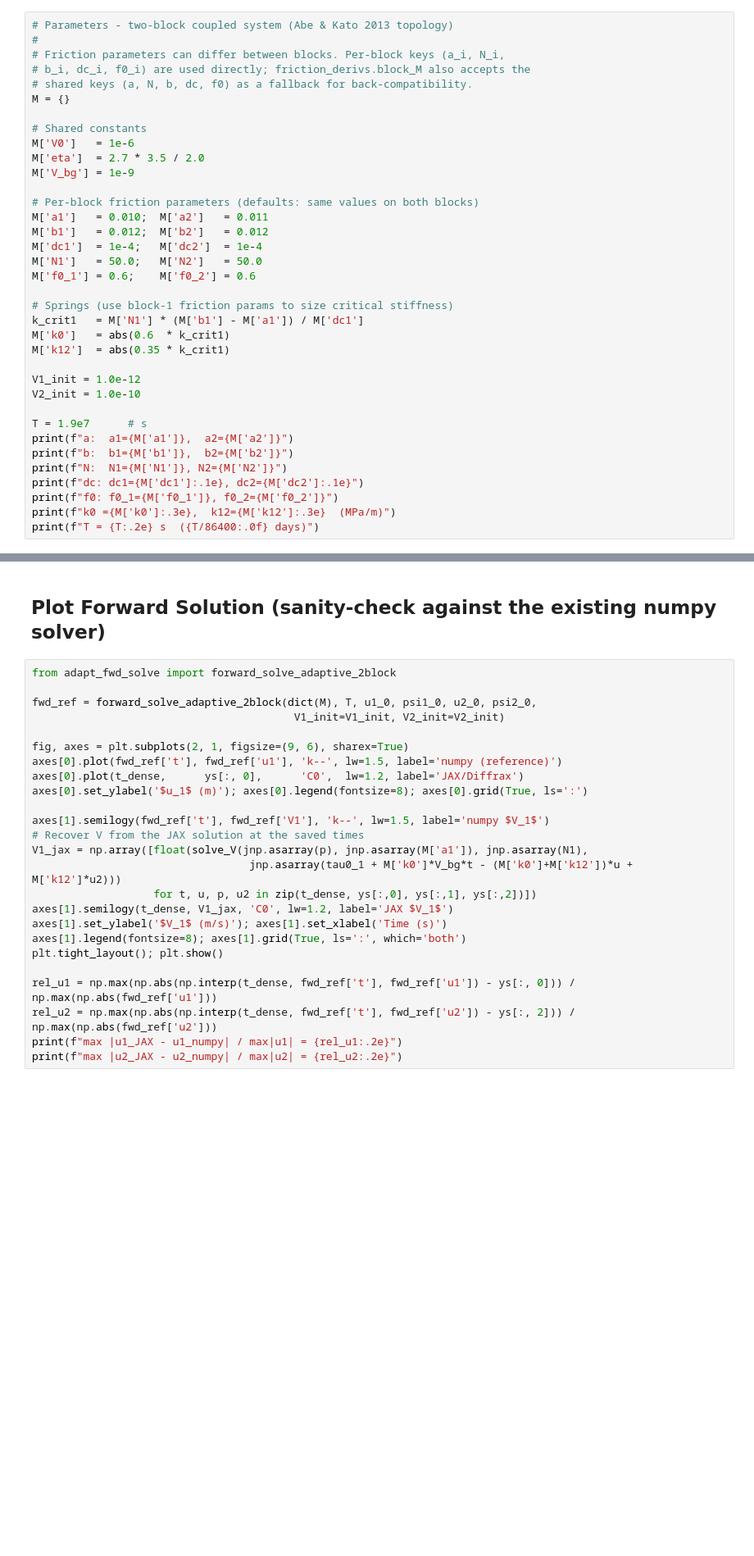
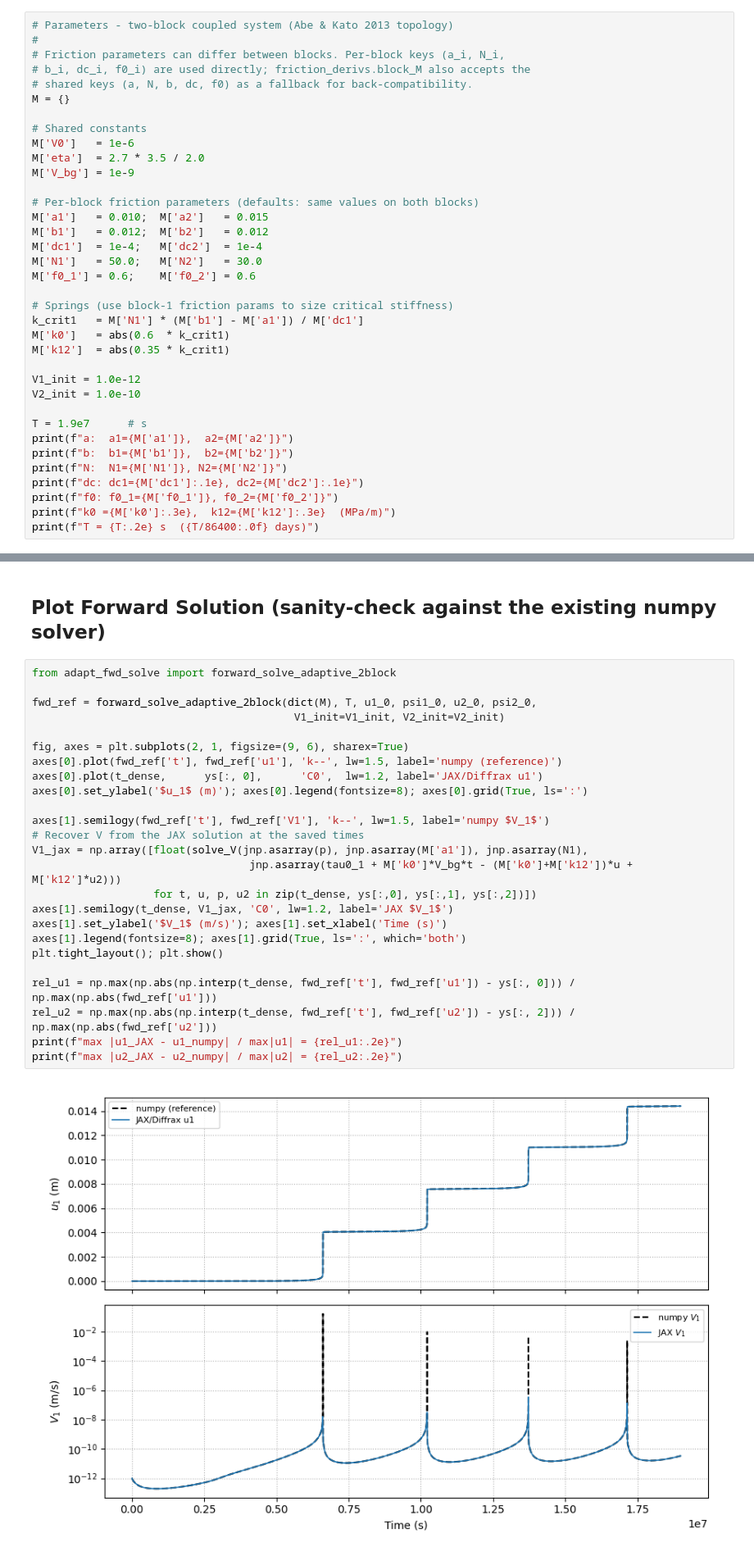
Before and after one commit to ericeberg3/spring-slider-adjoint, a Jupyter notebook: slip_discrete_adjoint_double_springslider.ipynb, the cells around one changed output, grey strips where cells are left out. Shown at 82% size. Drawn from its saved outputs; the diff is of its cells as text; blank space fills up the shorter version.

```diff
--- a/slip_discrete_adjoint_double_springslider.ipynb
+++ b/slip_discrete_adjoint_double_springslider.ipynb
@@ -55,10 +57,10 @@ M['eta']  = 2.7 * 3.5 / 2.0
 M['V_bg'] = 1e-9
 
 # Per-block friction parameters (defaults: same values on both blocks)
-M['a1']   = 0.010;  M['a2']   = 0.011
+M['a1']   = 0.010;  M['a2']   = 0.015
 M['b1']   = 0.012;  M['b2']   = 0.012
 M['dc1']  = 1e-4;   M['dc2']  = 1e-4
-M['N1']   = 50.0;   M['N2']   = 50.0
+M['N1']   = 50.0;   M['N2']   = 30.0
 M['f0_1'] = 0.6;    M['f0_2'] = 0.6
 
 # Springs (use block-1 friction params to size critical stiffness)
@@ -228,25 +241,27 @@ u1(T) = 1.4342e-02,  u2(T) = 1.5939e-02
 # %%
 from adapt_fwd_solve import forward_solve_adaptive_2block
 
 fwd_ref = forward_solve_adaptive_2block(dict(M), T, u1_0, psi1_0, u2_0, psi2_0,
                                          V1_init=V1_init, V2_init=V2_init)
 
 fig, axes = plt.subplots(2, 1, figsize=(9, 6), sharex=True)
 axes[0].plot(fwd_ref['t'], fwd_ref['u1'], 'k--', lw=1.5, label='numpy (reference)')
-axes[0].plot(t_dense,      ys[:, 0],      'C0',  lw=1.2, label='JAX/Diffrax')
+axes[0].plot(t_dense,      ys[:, 0],      'C0',  lw=1.2, label='JAX/Diffrax u1')
 axes[0].set_ylabel('$u_1$ (m)'); axes[0].legend(fontsize=8); axes[0].grid(True, ls=':')
 
 axes[1].semilogy(fwd_ref['t'], fwd_ref['V1'], 'k--', lw=1.5, label='numpy $V_1$')
 # Recover V from the JAX solution at the saved times
 V1_jax = np.array([float(solve_V(jnp.asarray(p), jnp.asarray(M['a1']), jnp.asarray(N1),
                                   jnp.asarray(tau0_1 + M['k0']*V_bg*t - (M['k0']+M['k12'])*u + M['k12']*u2)))
                    for t, u, p, u2 in zip(t_dense, ys[:,0], ys[:,1], ys[:,2])])
 axes[1].semilogy(t_dense, V1_jax, 'C0', lw=1.2, label='JAX $V_1$')
 axes[1].set_ylabel('$V_1$ (m/s)'); axes[1].set_xlabel('Time (s)')
 axes[1].legend(fontsize=8); axes[1].grid(True, ls=':', which='both')
 plt.tight_layout(); plt.show()
 
 rel_u1 = np.max(np.abs(np.interp(t_dense, fwd_ref['t'], fwd_ref['u1']) - ys[:, 0])) / np.max(np.abs(fwd_ref['u1']))
 rel_u2 = np.max(np.abs(np.interp(t_dense, fwd_ref['t'], fwd_ref['u2']) - ys[:, 2])) / np.max(np.abs(fwd_ref['u2']))
 print(f"max |u1_JAX - u1_numpy| / max|u1| = {rel_u1:.2e}")
 print(f"max |u2_JAX - u2_numpy| / max|u2| = {rel_u2:.2e}")
+# %% [output]
+[figure, added]
```
Also changed, not shown: parts of 6 cells of this notebook.
